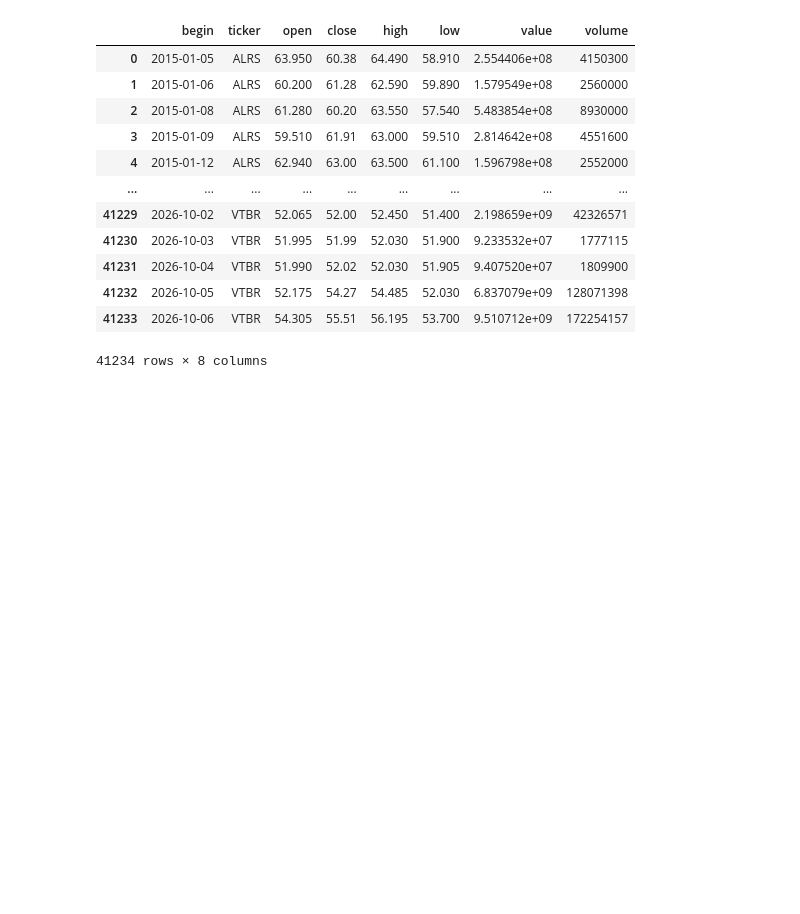
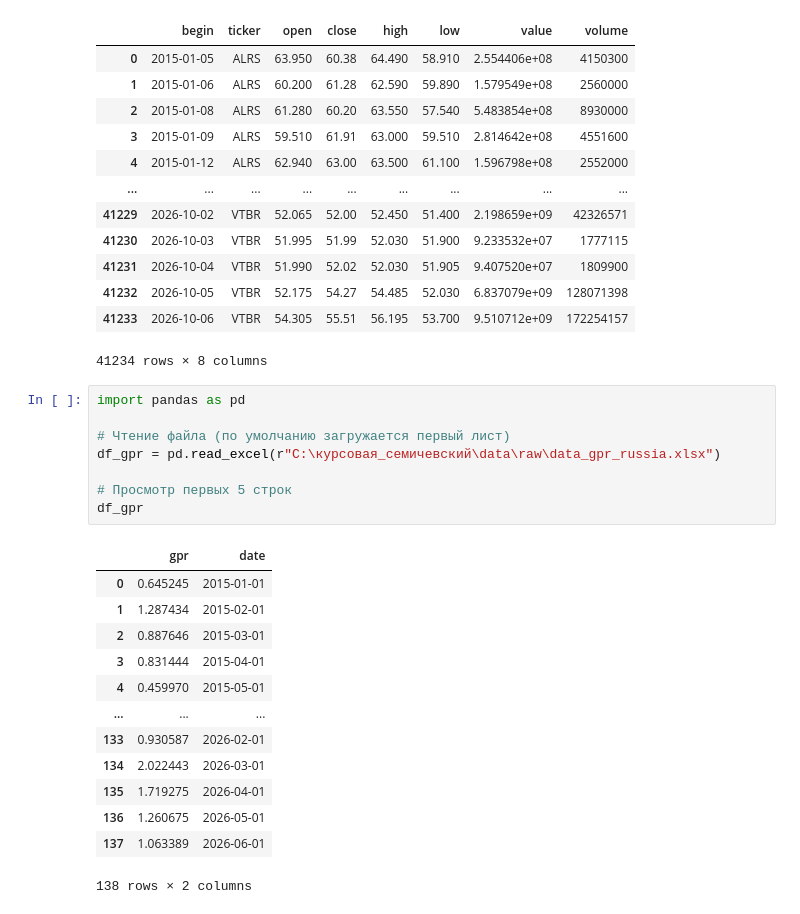
Before and after one commit to AlexeySemichevsky/moex-ml-forecasting, a Jupyter notebook: notebooks/01_data_download.ipynb, the cells around one changed output. Saved outputs shown, nothing was run; the diff lists cells and outputs as text; blank space fills up the shorter version.

```diff
--- a/notebooks/01_data_download.ipynb
+++ b/notebooks/01_data_download.ipynb
@@ -104,3 +104,25 @@ panel_df
 | 41232 | 2026-10-05 | VTBR | 52.175 | 54.27 | 54.485 | 52.030 | 6.837079e+09 | 128071398 |
 | 41233 | 2026-10-06 | VTBR | 54.305 | 55.51 | 56.195 | 53.700 | 9.510712e+09 | 172254157 |
 41234 rows × 8 columns
+# %%
+import pandas as pd
+
+# Чтение файла (по умолчанию загружается первый лист)
+df_gpr = pd.read_excel(r"C:\курсовая_семичевский\data\raw\data_gpr_russia.xlsx")
+
+# Просмотр первых 5 строк
+df_gpr
+# %% [output]
+|  | gpr | date |
+| 0 | 0.645245 | 2015-01-01 |
+| 1 | 1.287434 | 2015-02-01 |
+| 2 | 0.887646 | 2015-03-01 |
+| 3 | 0.831444 | 2015-04-01 |
+| 4 | 0.459970 | 2015-05-01 |
+| ... | ... | ... |
+| 133 | 0.930587 | 2026-02-01 |
+| 134 | 2.022443 | 2026-03-01 |
+| 135 | 1.719275 | 2026-04-01 |
+| 136 | 1.260675 | 2026-05-01 |
+| 137 | 1.063389 | 2026-06-01 |
+138 rows × 2 columns
```
Also changed, not shown: 1 other file.
